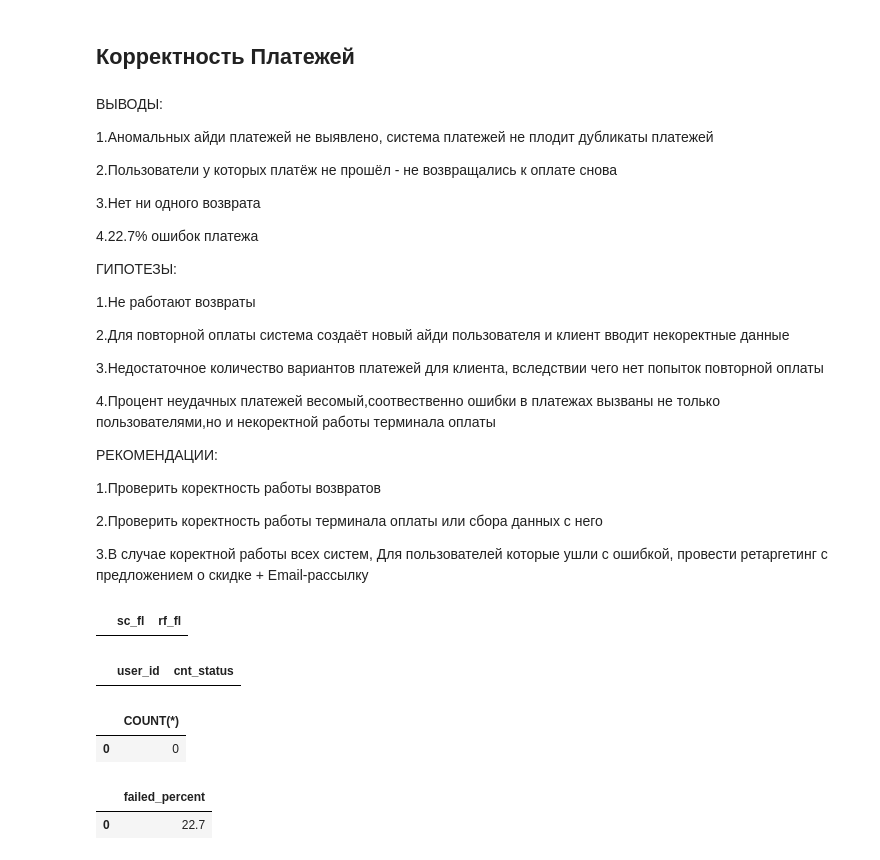
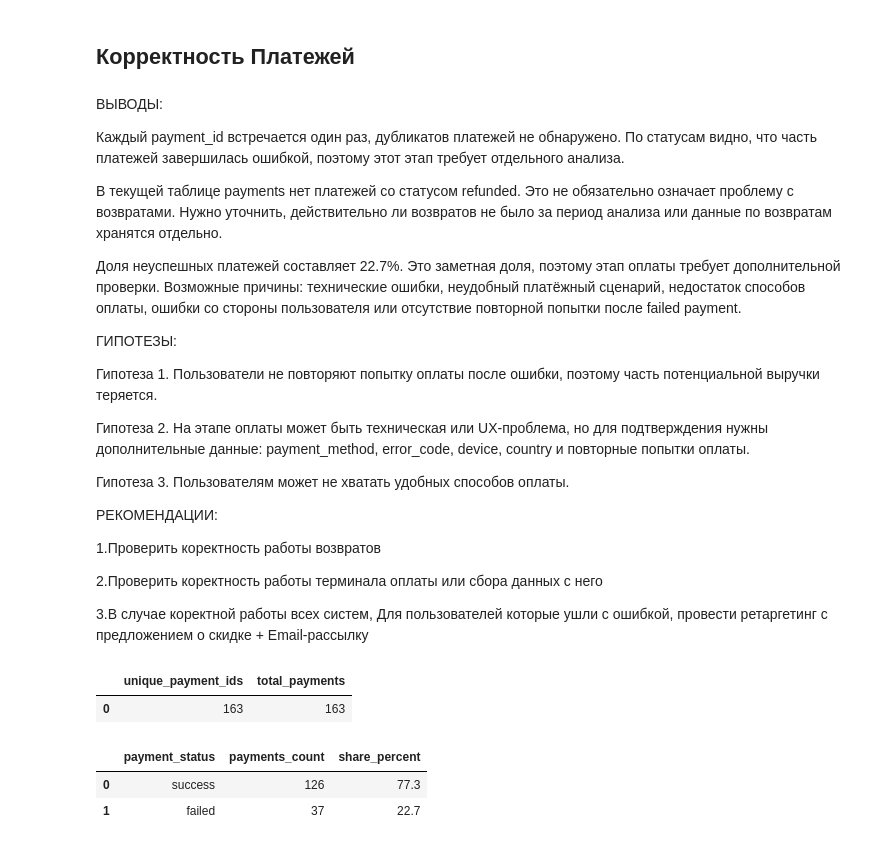
Before and after one commit to danilqwo/edtech-funnel-marketing-analysis, a Jupyter notebook: main.ipynb, the cells around one changed output. Saved outputs shown, nothing was run; the diff lists cells and outputs as text; code cells hidden in the pictures.

```diff
--- a/main.ipynb
+++ b/main.ipynb
@@ -208,23 +257,19 @@ pd.read_sql(query, conn)
 # %% [markdown]
 ВЫВОДЫ:
 
-1.Аномальных айди платежей не выявлено, система платежей не плодит дубликаты платежей
+Каждый payment_id встречается один раз, дубликатов платежей не обнаружено. По статусам видно, что часть платежей завершилась ошибкой, поэтому этот этап требует отдельного анализа.
 
-2.Пользователи у которых платёж не прошёл - не возвращались к оплате снова
+В текущей таблице payments нет платежей со статусом refunded. Это не обязательно означает проблему с возвратами. Нужно уточнить, действительно ли возвратов не было за период анализа или данные по возвратам хранятся отдельно.
 
-3.Нет ни одного возврата
-
-4.22.7% ошибок платежа
+Доля неуспешных платежей составляет 22.7%. Это заметная доля, поэтому этап оплаты требует дополнительной проверки. Возможные причины: технические ошибки, неудобный платёжный сценарий, недостаток способов оплаты, ошибки со стороны пользователя или отсутствие повторной попытки после failed payment.
 
 ГИПОТЕЗЫ:
 
-1.Не работают возвраты
+Гипотеза 1. Пользователи не повторяют попытку оплаты после ошибки, поэтому часть потенциальной выручки теряется.
 
-2.Для повторной оплаты система создаёт новый айди пользователя и клиент вводит некоректные данные
+Гипотеза 2. На этапе оплаты может быть техническая или UX-проблема, но для подтверждения нужны дополнительные данные: payment_method, error_code, device, country и повторные попытки оплаты.
 
-3.Недостаточное количество вариантов платежей для клиента, вследствии чего нет попыток повторной оплаты
-
-4.Процент неудачных платежей весомый,соотвественно ошибки в платежах вызваны не только пользователями,но и некоректной работы терминала оплаты
+Гипотеза 3. Пользователям может не хватать удобных способов оплаты.
 
 РЕКОМЕНДАЦИИ:
 
@@ -233,44 +278,30 @@ pd.read_sql(query, conn)
 2.Проверить коректность работы терминала оплаты или сбора данных с него
 
 3.В случае коректной работы всех систем, Для пользователей которые ушли с ошибкой, провести ретаргетинг с предложением о скидке + Email-рассылку
-# %%
-query = """
-SELECT payment_id AS sc_fl
-,(SELECT payment_id FROM payments WHERE payment_status = 'refunded' and payment_status = 'failed') AS rf_fl
- FROM payments WHERE payment_status = 'success' and payment_status = 'failed'
-
-"""
-pd.read_sql(query, conn)
-# %% [output]
-|  | sc_fl | rf_fl |
-# %%
-query = """
-SELECT user_id
-,COUNT(payment_id) AS cnt_status
- FROM payments GROUP BY user_id   HAVING COUNT(payment_id) > 1
-
-"""
-pd.read_sql(query, conn)
-# %% [output]
-|  | user_id | cnt_status |
+# %%
+query = """
+SELECT
+    COUNT(DISTINCT payment_id) AS unique_payment_ids,
+    COUNT(*) AS total_payments
+FROM payments
+"""
+pd.read_sql(query, conn)
+# %% [output]
+|  | unique_payment_ids | total_payments |
+| 0 | 163 | 163 |
 # %%
 query = """
-SELECT COUNT(*)
-
- FROM payments WHERE payment_status = 'refunded'
+SELECT
+    payment_status,
+    COUNT(*) AS payments_count,
+    ROUND(COUNT(*) * 100.0 / (SELECT COUNT(*) FROM payments), 1) AS share_percent
+FROM payments
+GROUP BY payment_status
+ORDER BY payments_count DESC
 
 """
 pd.read_sql(query, conn)
 # %% [output]
-|  | COUNT(*) |
-| 0 | 0 |
+|  | payment_status | payments_count | share_percent |
+| 0 | success | 126 | 77.3 |
+| 1 | failed | 37 | 22.7 |
-# %%
-query = """
-SELECT Round((1.0 *COUNT(*) / (SELECT COUNT(*) FROM payments) ) * 100 ,1) AS failed_percent
- FROM payments WHERE payment_status = 'failed'
-
-"""
-pd.read_sql(query, conn)
-# %% [output]
-|  | failed_percent |
-| 0 | 22.7 |
```
Also changed, not shown: parts of 24 cells of this notebook, 7 other files.
